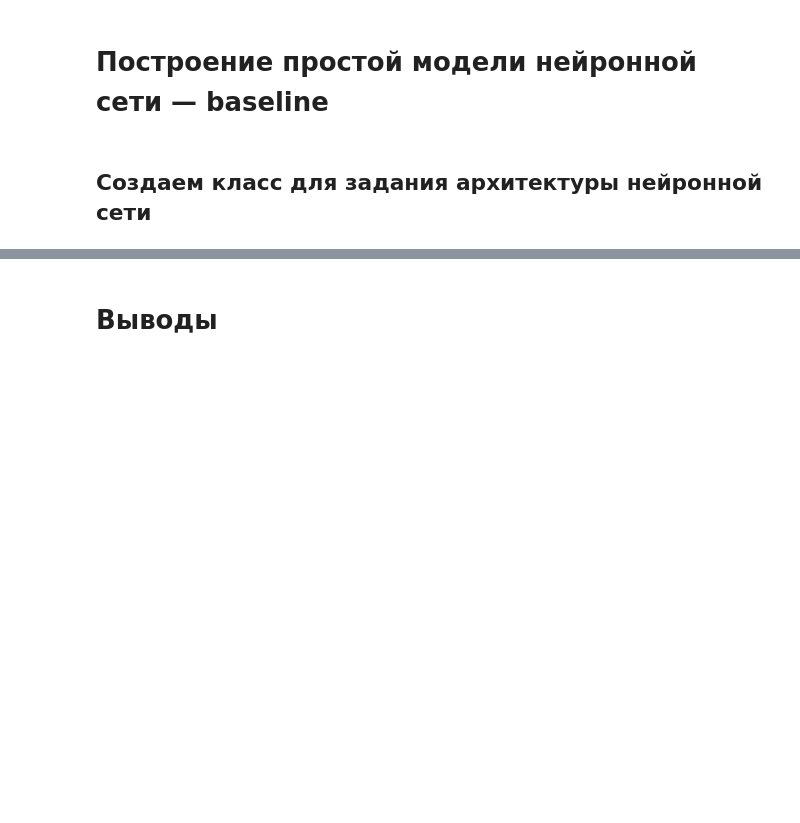
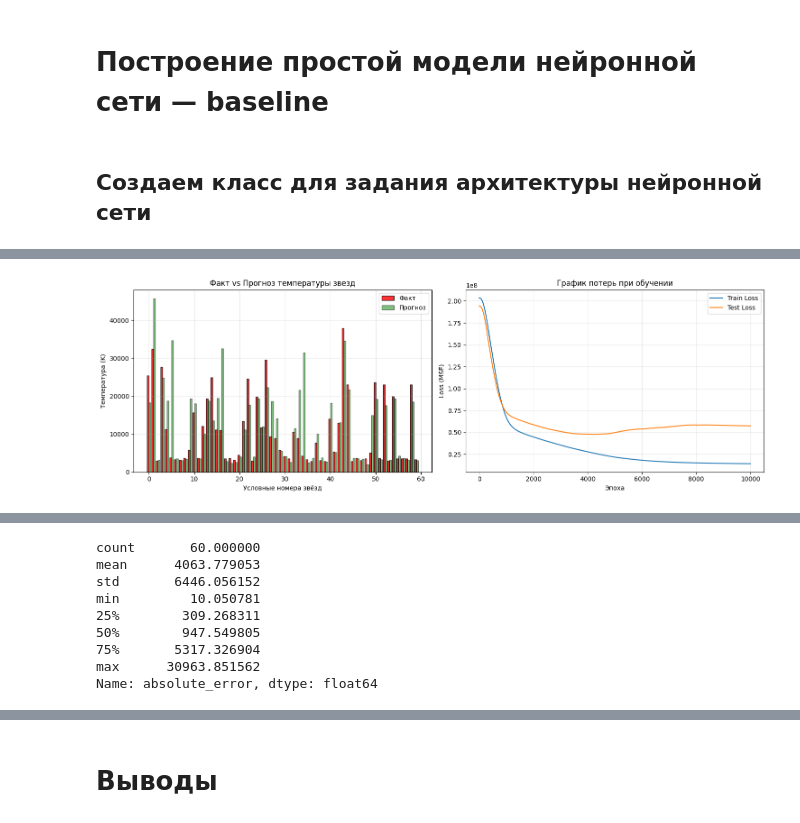
Before and after one commit to Ankudar/yandex_practicum_ds, a Jupyter notebook: 12) Neyrosety/notebook/project.ipynb, the cells around one changed output, grey strips where cells are left out. Saved outputs shown, nothing was run; the diff lists cells and outputs as text; code cells hidden in the pictures; blank space fills up the shorter version.

```diff
--- a/12) Neyrosety/notebook/project.ipynb
+++ b/12) Neyrosety/notebook/project.ipynb
@@ -441,17 +471,16 @@ preprocessor = ColumnTransformer(
     ]
 )
 # %%
-pipeline = Pipeline([
-    ('preprocessor', preprocessor),
-    ('model', LinearRegression())  # или ваша модель
+preprocessing_pipeline = Pipeline([
+    ('preprocessor', preprocessor)
 ])
 
-# Обучаем на тренировочных данных
-pipeline.fit(X_train, y_train)
+# Обучаем препроцессор на тренировочных данных
+preprocessing_pipeline.fit(X_train)
 
 # Получаем преобразованные данные для PyTorch
-X_train_processed = pipeline.named_steps['preprocessor'].transform(X_train)
-X_test_processed = pipeline.named_steps['preprocessor'].transform(X_test)
+X_train_processed = preprocessing_pipeline.transform(X_train)
+X_test_processed = preprocessing_pipeline.transform(X_test)
 
 # Конвертируем в тензоры
 X_train_tensor = torch.FloatTensor(X_train_processed)
@@ -464,0 +594,11 @@ y_test_tensor = torch.FloatTensor(y_test.values)
+# %%
+mae, rmse, r2, df_pred = plot_results(
+    model,
+    X_test_tensor,
+    y_test_tensor,
+    train_losses,
+    test_losses,
+    X_test_original=X_test
+)
+# %% [output]
+[figure, added]
@@ -464,0 +625,9 @@ y_test_tensor = torch.FloatTensor(y_test.values)
+count       60.000000
+mean      4063.779053
+std       6446.056152
+min         10.050781
+25%        309.268311
+50%        947.549805
+75%       5317.326904
+max      30963.851562
+Name: absolute_error, dtype: float64
```
Also changed, not shown: parts of 24 cells of this notebook, 2 other files.
